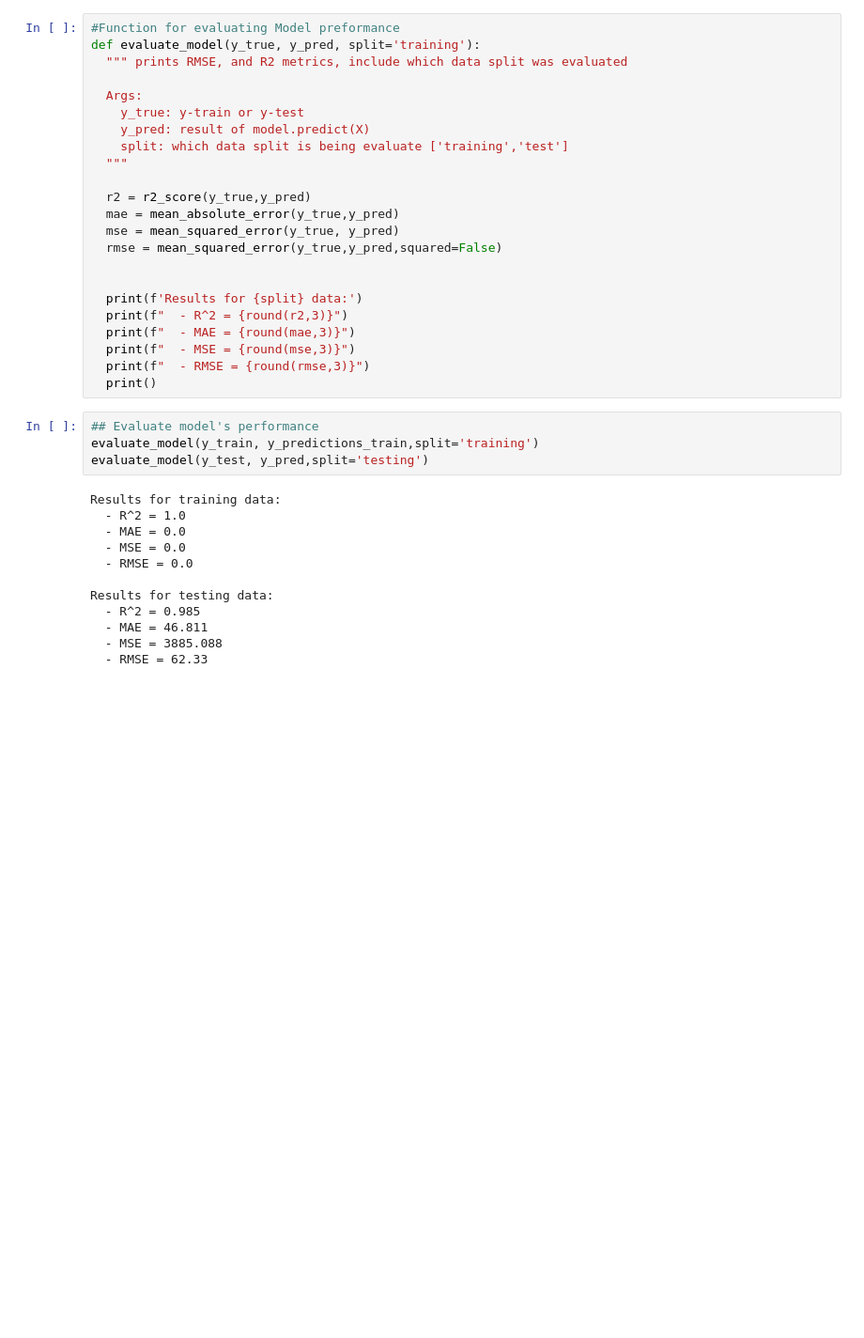
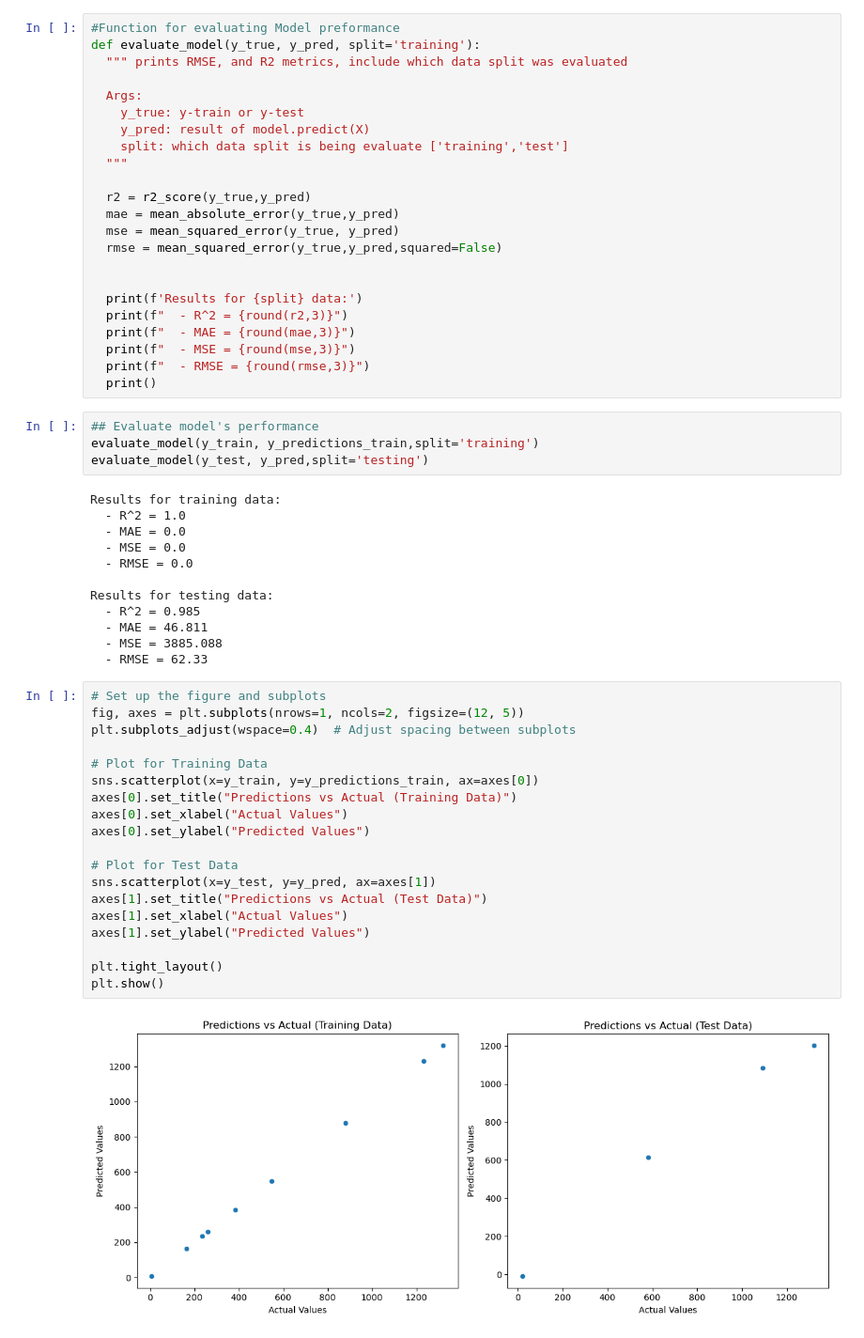
Before and after one commit to JoeBwonKenobi/Apex-K-D-Prediction_Project, a Jupyter notebook: Apex_Project.ipynb, the cells around one changed output. Shown at 94% size. Cells and saved outputs as stored; diff of their text form; blank space fills up the shorter version.

```diff
--- a/Apex_Project.ipynb
+++ b/Apex_Project.ipynb
@@ -372,3 +372,24 @@ Results for testing data:
   - MAE = 46.811
   - MSE = 3885.088
   - RMSE = 62.33
+# %%
+# Set up the figure and subplots
+fig, axes = plt.subplots(nrows=1, ncols=2, figsize=(12, 5))
+plt.subplots_adjust(wspace=0.4)  # Adjust spacing between subplots
+
+# Plot for Training Data
+sns.scatterplot(x=y_train, y=y_predictions_train, ax=axes[0])
+axes[0].set_title("Predictions vs Actual (Training Data)")
+axes[0].set_xlabel("Actual Values")
+axes[0].set_ylabel("Predicted Values")
+
+# Plot for Test Data
+sns.scatterplot(x=y_test, y=y_pred, ax=axes[1])
+axes[1].set_title("Predictions vs Actual (Test Data)")
+axes[1].set_xlabel("Actual Values")
+axes[1].set_ylabel("Predicted Values")
+
+plt.tight_layout()
+plt.show()
+# %% [output]
+[figure, added]
```
